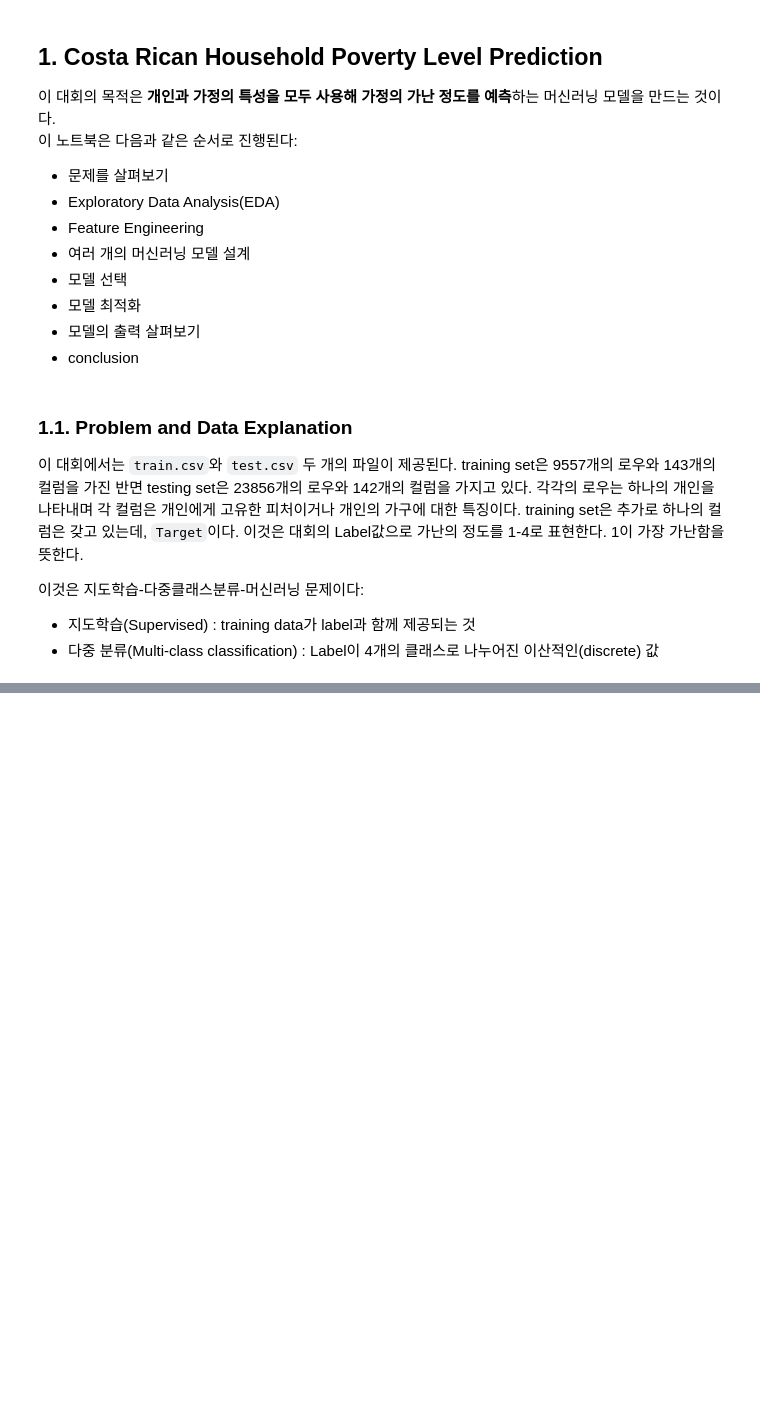
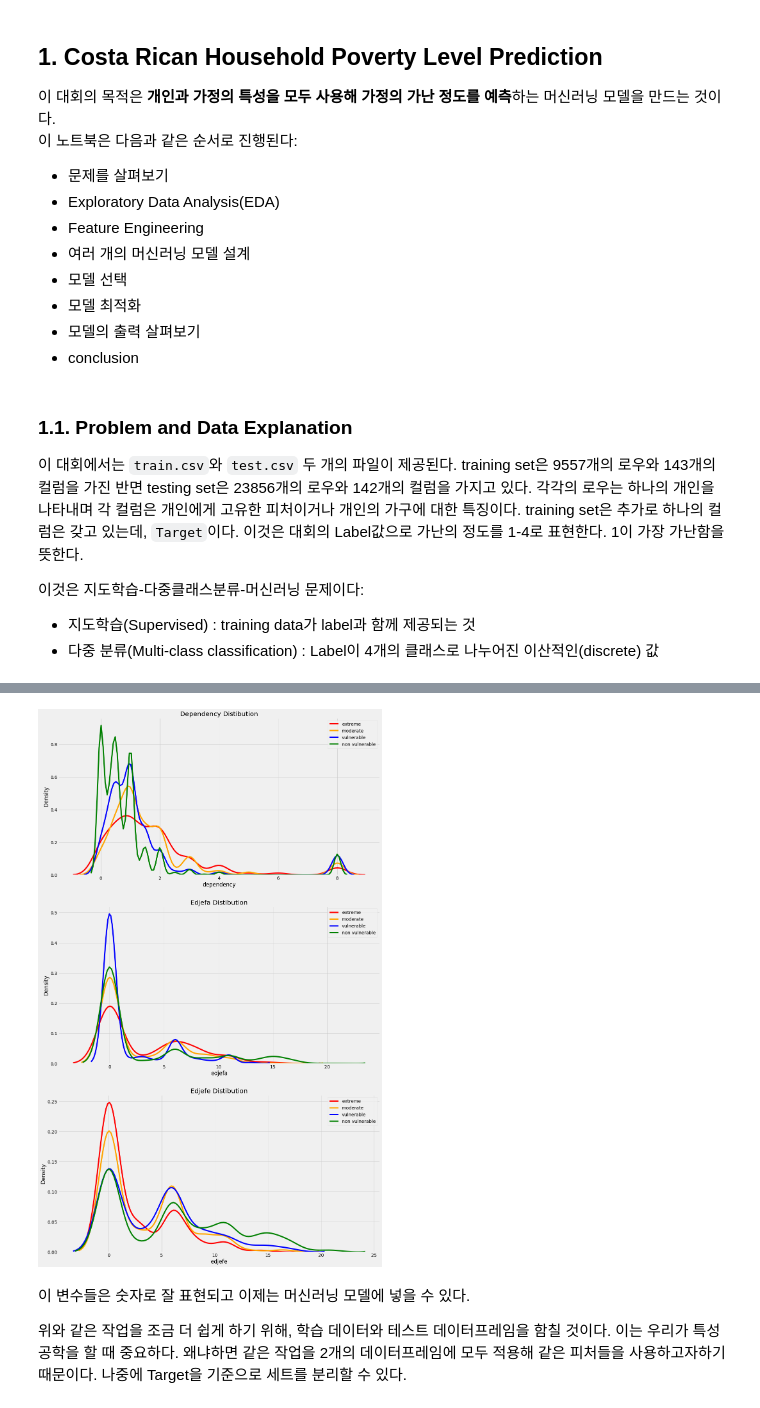
Before and after one commit to CoodingPenguin/kaggle-newbie, a Jupyter notebook: 4_costa_rican_household_poverty_level/1_a-complete-introduction-and-walkthrough_willkoehrsen/1_a-complete-introduction-and-walkthrough_willkoehrsen_2020-08-24.ipynb, the cells around one changed output, grey strips where cells are left out. Saved outputs shown, nothing was run; the diff lists cells and outputs as text; code cells hidden in the pictures; blank space fills up the shorter version.

```diff
--- a/4_costa_rican_household_poverty_level/1_a-complete-introduction-and-walkthrough_willkoehrsen/1_a-complete-introduction-and-walkthrough_willkoehrsen_2020-08-24.ipynb
+++ b/4_costa_rican_household_poverty_level/1_a-complete-introduction-and-walkthrough_willkoehrsen/1_a-complete-introduction-and-walkthrough_willkoehrsen_2020-08-24.ipynb
@@ -41,0 +237,22 @@
+# %%
+plt.figure(figsize=(16, 12))
+
+for i, col in enumerate(['dependency', 'edjefa', 'edjefe']):
+    ax = plt.subplot(3, 1, i+1)
+
+    # 각 빈곤정도 별 분포 - kdeplot
+    for poverty_level, color in colors.items():
+        sns.kdeplot(train.loc[train['Target'] == poverty_level, col].dropna(
+        ), ax=ax, color=color, label=poverty_mapping[poverty_level])
+
+    plt.title(f'{col.capitalize()} Distibution')
+    plt.xlabel(f'{col}')
+    plt.ylabel(f'Density')
+
+plt.subplots_adjust(top=2)
+# %% [output]
+[figure, added]
+# %% [markdown]
+이 변수들은 숫자로 잘 표현되고 이제는 머신러닝 모델에 넣을 수 있다.
+
+위와 같은 작업을 조금 더 쉽게 하기 위해, 학습 데이터와 테스트 데이터프레임을 함칠 것이다. 이는 우리가 특성공학을 할 때 중요하다. 왜냐하면 같은 작업을 2개의 데이터프레임에 모두 적용해 같은 피처들을 사용하고자하기 때문이다. 나중에 Target을 기준으로 세트를 분리할 수 있다.
```
Also changed, not shown: parts of 280 cells of this notebook, 3 other files.
